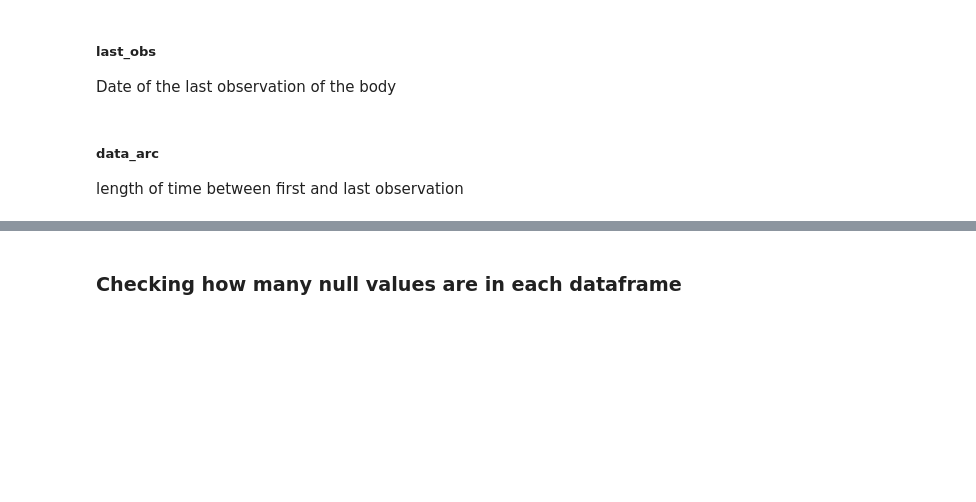
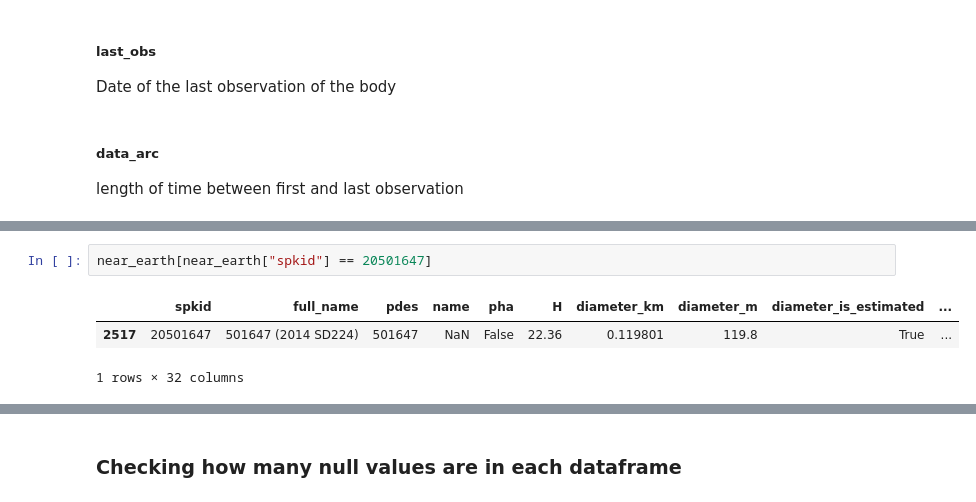
Before and after one commit to k3lly200413-2/Progetto_Nasa_Data_Intensive, a Jupyter notebook: Untitled.ipynb, the cells around one changed output, grey strips where cells are left out. Saved outputs shown, nothing was run; the diff lists cells and outputs as text; blank space fills up the shorter version.

```diff
--- a/Untitled.ipynb
+++ b/Untitled.ipynb
@@ -329,0 +443,6 @@ length of time between first and last observation
+# %%
+near_earth[near_earth["spkid"] == 20501647]
+# %% [output]
+|  | spkid | full_name | pdes | name | pha | H | diameter_km | diameter_m | diameter_is_estimated | ... |
+| 2517 | 20501647 | 501647 (2014 SD224) | 501647 | NaN | False | 22.36 | 0.119801 | 119.8 | True | ... |
+1 rows × 32 columns
```
Also changed, not shown: parts of 56 cells of this notebook.
